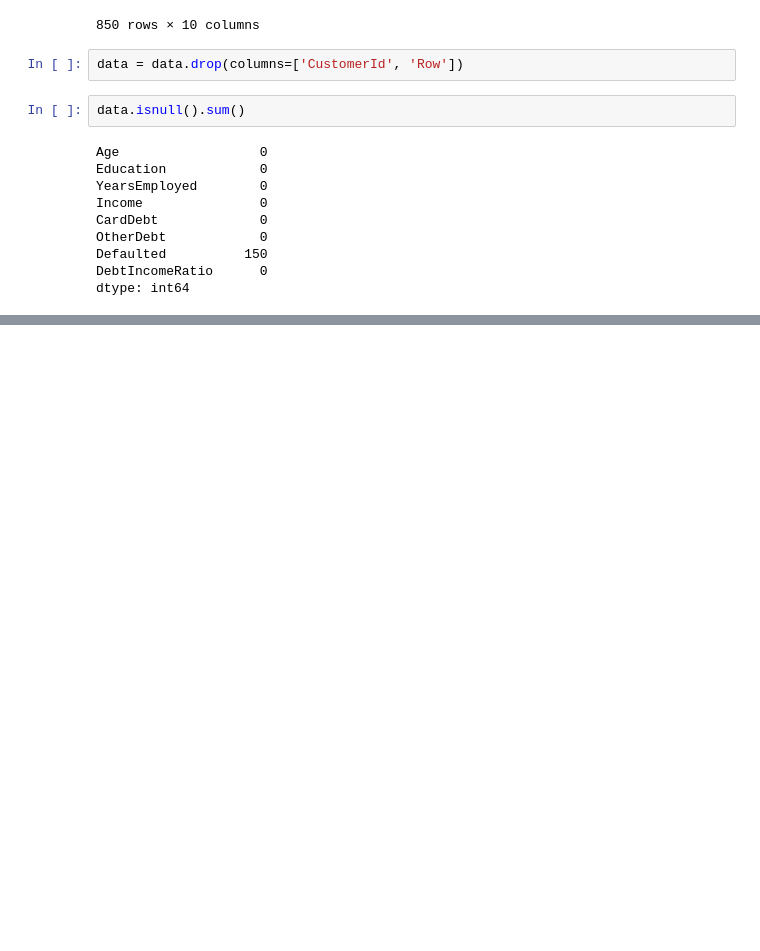
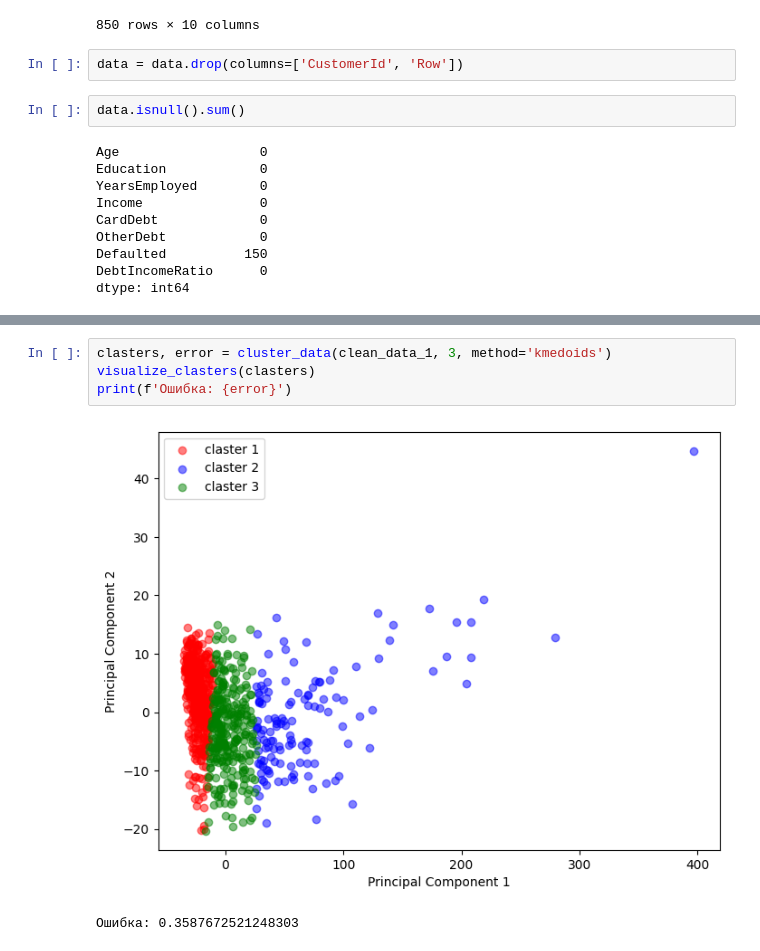
Before and after one commit to Santiperro/analytical-information-processing-technologies, a Jupyter notebook: clasterization/clasterization.ipynb, the cells around one changed output, grey strips where cells are left out. Cells and saved outputs as stored; diff of their text form; blank space fills up the shorter version.

```diff
--- a/clasterization/clasterization.ipynb
+++ b/clasterization/clasterization.ipynb
@@ -160,0 +230,7 @@ error
+# %%
+clasters, error = cluster_data(clean_data_1, 3, method='kmedoids')
+visualize_clasters(clasters)
+print(f'Ошибка: {error}')
+# %% [output]
+[figure, added]
+Ошибка: 0.3587672521248303
```
Also changed, not shown: parts of 21 cells of this notebook.
